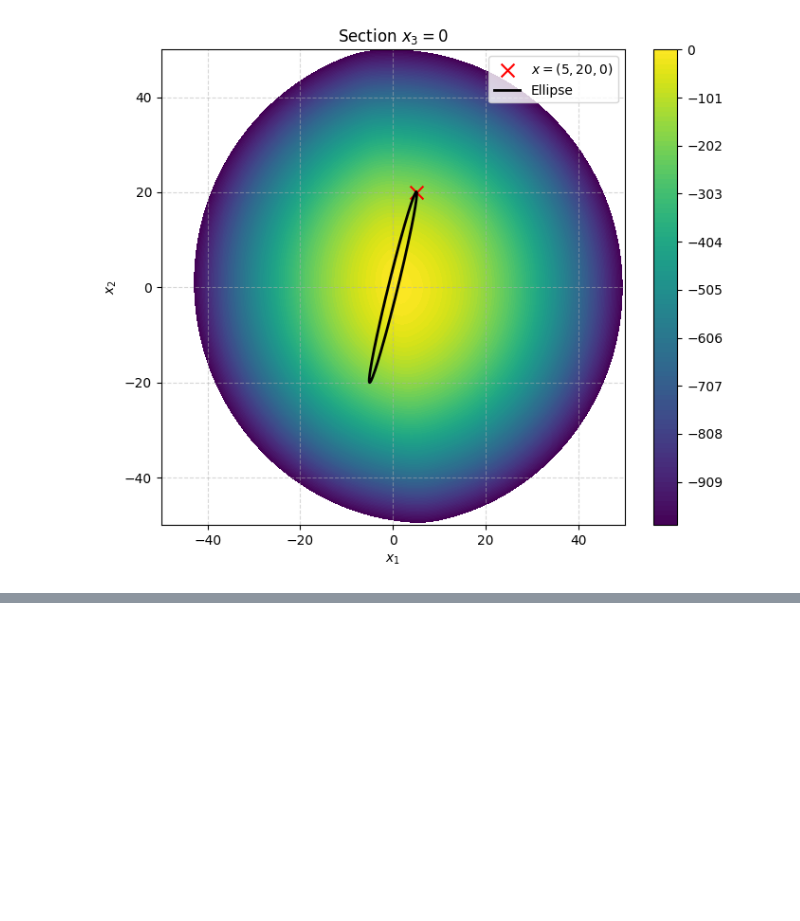
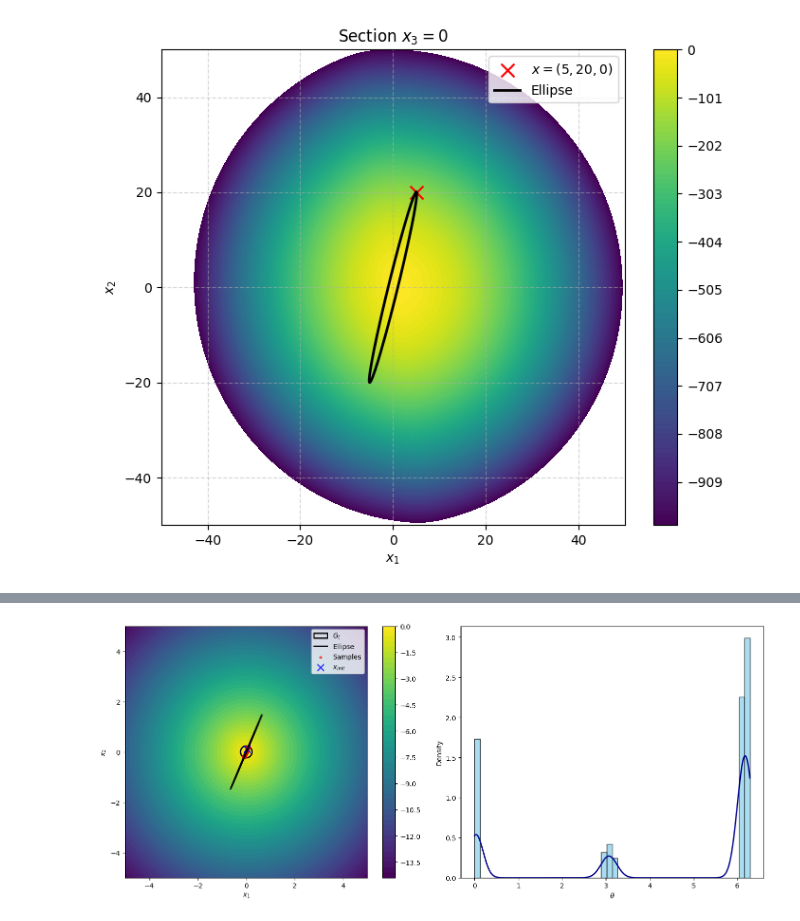
Before and after one commit to MohamedKeteb/Coupling_ESS, a Jupyter notebook: simu_ESS.ipynb, the cells around one changed output, grey strips where cells are left out. Drawn from its saved outputs; the diff is of its cells as text; code cells hidden in the pictures; blank space fills up the shorter version.

Commit message:
add angle dstribution

```diff
--- a/simu_ESS.ipynb
+++ b/simu_ESS.ipynb
@@ -1455,0 +1543,98 @@ plt.show()
+# %%
+import numpy as np
+import matplotlib.pyplot as plt
+from scipy.stats import gaussian_kde
+
+# --- Fonction de vraisemblance exponentielle ---
+def exp_likelihood(k, x):
+    return -k * np.sqrt(np.sum(x**2))
+
+def exp_transition(x, w, log_t, k):
+    theta = np.random.uniform(0, 2 * np.pi)
+    theta_min = theta - 2 * np.pi
+    theta_max = theta
+
+    proposal = x * np.cos(theta) + w * np.sin(theta)
+    while exp_likelihood(k, proposal) < log_t:
+        if theta < 0:
+            theta_min = theta
+        else:
+            theta_max = theta
+        theta = np.random.uniform(theta_min, theta_max)
+        proposal = x * np.cos(theta) + w * np.sin(theta)
+    return proposal, theta
+
+def ess_exp(x_init, k, N):
+    sample = []
+    valid_theta = []
+    w = np.random.randn(2)
+    log_t = np.log(np.random.uniform(0, 1)) + exp_likelihood(k, x_init)
+    for _ in range(N):
+        proposal, theta = exp_transition(x_init, w, log_t, k)
+        sample.append(proposal)
+        valid_theta.append(theta)
+    return np.array(sample), np.array(valid_theta), log_t, w
+
+# --- Script principal ---
+if __name__ == "__main__":
+    x_init = np.random.randn(2)
+    N = 10**6
+    k = 2
+
+    # Échantillonnage
+    sample, thetas, log_t, w = ess_exp(x_init, k, N)
+
+    # Rayon du cercle
+    r = -1 / k * log_t
+
+    # Grille pour heatmap
+    grid = np.linspace(-5, 5, 200)
+    Xg, Yg = np.meshgrid(grid, grid)
+    Z = np.zeros_like(Xg)
+    for i in range(Xg.shape[0]):
+        for j in range(Xg.shape[1]):
+            Z[i, j] = exp_likelihood(k, np.array([Xg[i, j], Yg[i, j]]))
+
+    # Figure avec 2 sous-graphiques : heatmap + histogramme des thetas
+    fig, axes = plt.subplots(1, 2, figsize=(14, 6))
+
+    # --- Heatmap ---
+    cs = axes[0].contourf(Xg, Yg, Z, levels=50, cmap="viridis")
+    fig.colorbar(cs, ax=axes[0])
+
+    # Cercle
+    circle = plt.Circle((0, 0), r, color="black", fill=False, linewidth=2, label="$G_t$")
+    axes[0].add_patch(circle)
+
+    # Ellipse
+    phi = np.linspace(0, 2*np.pi, 400)
+    ellipse = np.outer(np.cos(phi), x_init) + np.outer(np.sin(phi), w)
+    axes[0].plot(ellipse[:, 0], ellipse[:, 1], c="black", lw=2, label="Ellipse")
+
+    # Points échantillonnés
+    axes[0].scatter(sample[:, 0], sample[:, 1], c="red", s=10, alpha=0.6, label="Samples")
+
+    # Point initial
+    axes[0].scatter(x_init[0], x_init[1], c="blue", marker="x", s=100, label="$x_{init}$")
+
+    axes[0].set_xlabel("$x_1$")
+    axes[0].set_ylabel("$x_2$")
+    #axes[0].set_title("Heatmap of $-k \\|x\\|_2$")
+    axes[0].legend()
+
+    # --- Histogramme des thetas ---
+    thetas_mod = np.mod(thetas, 2*np.pi)
+    axes[1].hist(thetas_mod, bins=50, density=True, color="skyblue", edgecolor="k", alpha=0.7)
+    kde = gaussian_kde(thetas_mod)
+    theta_grid = np.linspace(0, 2*np.pi, 500)
+    axes[1].plot(theta_grid, kde(theta_grid), color="darkblue", lw=2, label="KDE")
+
+    axes[1].set_xlabel(r"$\theta$")
+    axes[1].set_ylabel("Density")
+    #axes[1].set_title("Distribution empirique des angles $\\theta$")
+
+    plt.tight_layout()
+    plt.savefig("images/theta_distrib.png", dpi=300, bbox_inches="tight")
+    plt.show()
+# %% [output]
+[figure, added]
```
Also changed, not shown: parts of 2 cells of this notebook, 1 other file.
